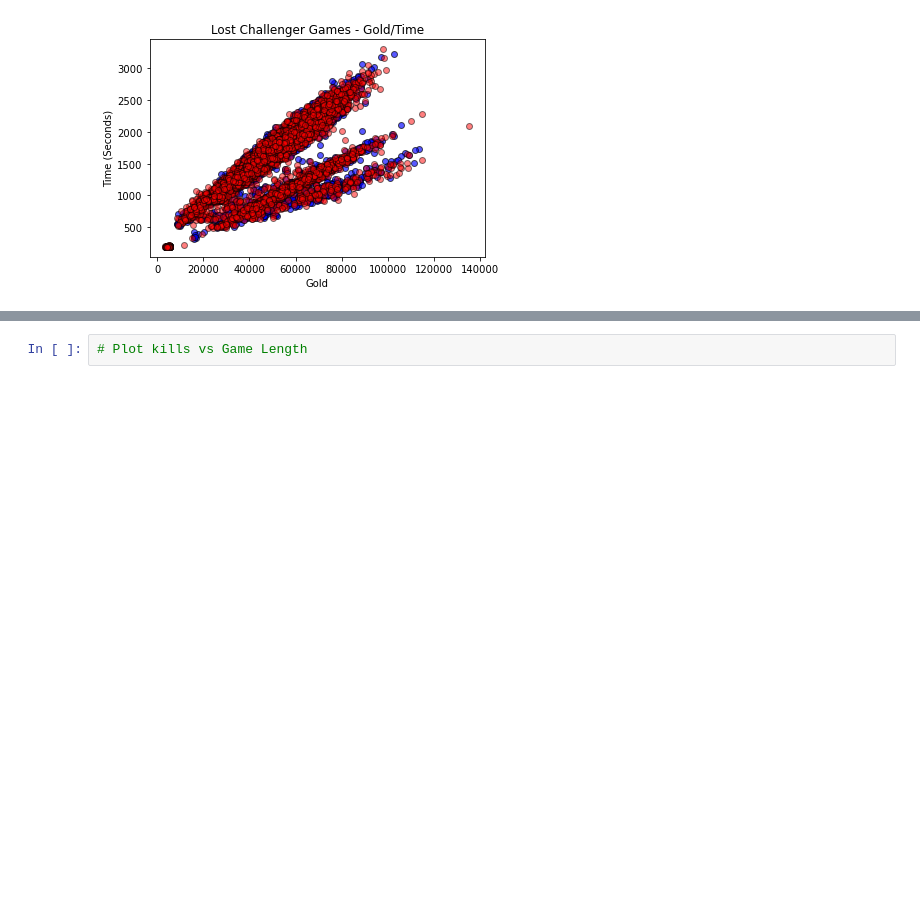
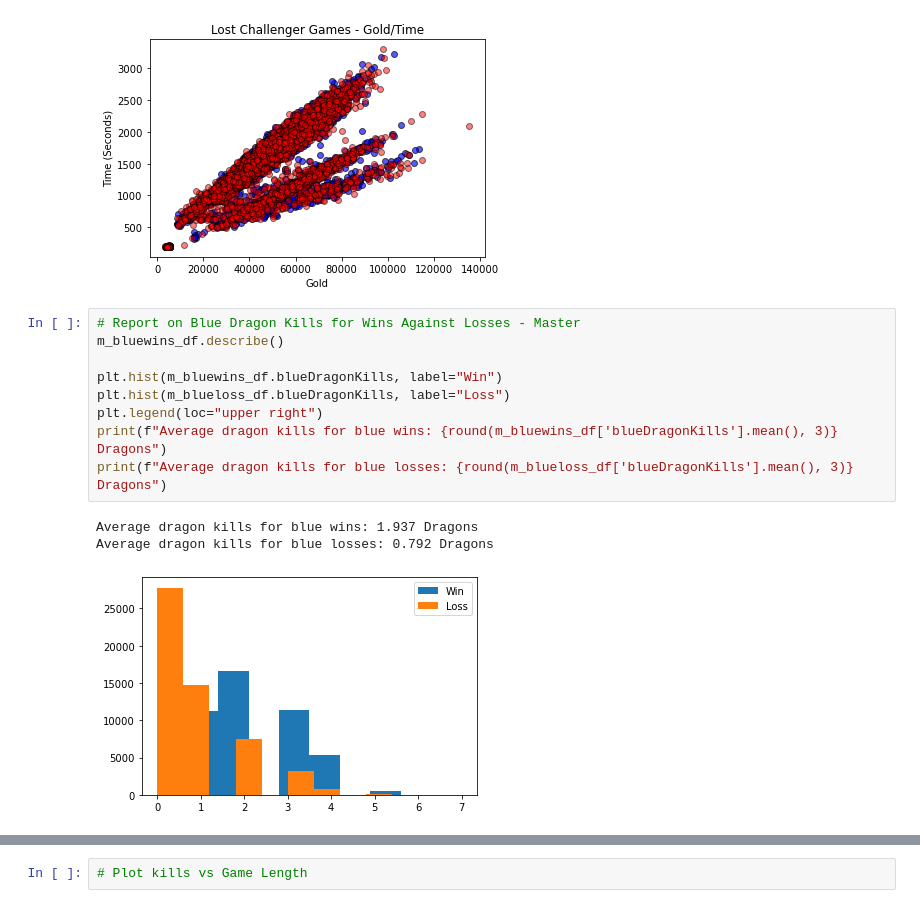
Before and after one commit to josephchancey/riot-lol-match-trends, a Jupyter notebook: Notebooks/LoL Trend Analysis.ipynb, the cells around one changed output, grey strips where cells are left out. Drawn from its saved outputs; the diff is of its cells as text; blank space fills up the shorter version.

```diff
--- a/Notebooks/LoL Trend Analysis.ipynb
+++ b/Notebooks/LoL Trend Analysis.ipynb
@@ -507,3 +513,16 @@ plt.title('Lost Challenger Games - Gold/Time')
 # %% [output]
 Text(0.5, 1.0, 'Lost Challenger Games - Gold/Time')
 [figure]
+# %%
+# Report on Blue Dragon Kills for Wins Against Losses - Master
+m_bluewins_df.describe()
+
+plt.hist(m_bluewins_df.blueDragonKills, label="Win")
+plt.hist(m_blueloss_df.blueDragonKills, label="Loss")
+plt.legend(loc="upper right")
+print(f"Average dragon kills for blue wins: {round(m_bluewins_df['blueDragonKills'].mean(), 3)} Dragons")
+print(f"Average dragon kills for blue losses: {round(m_blueloss_df['blueDragonKills'].mean(), 3)} Dragons")
+# %% [output]
+Average dragon kills for blue wins: 1.937 Dragons
+Average dragon kills for blue losses: 0.792 Dragons
+[figure, added]
```
Also changed, not shown: parts of 11 cells of this notebook.
